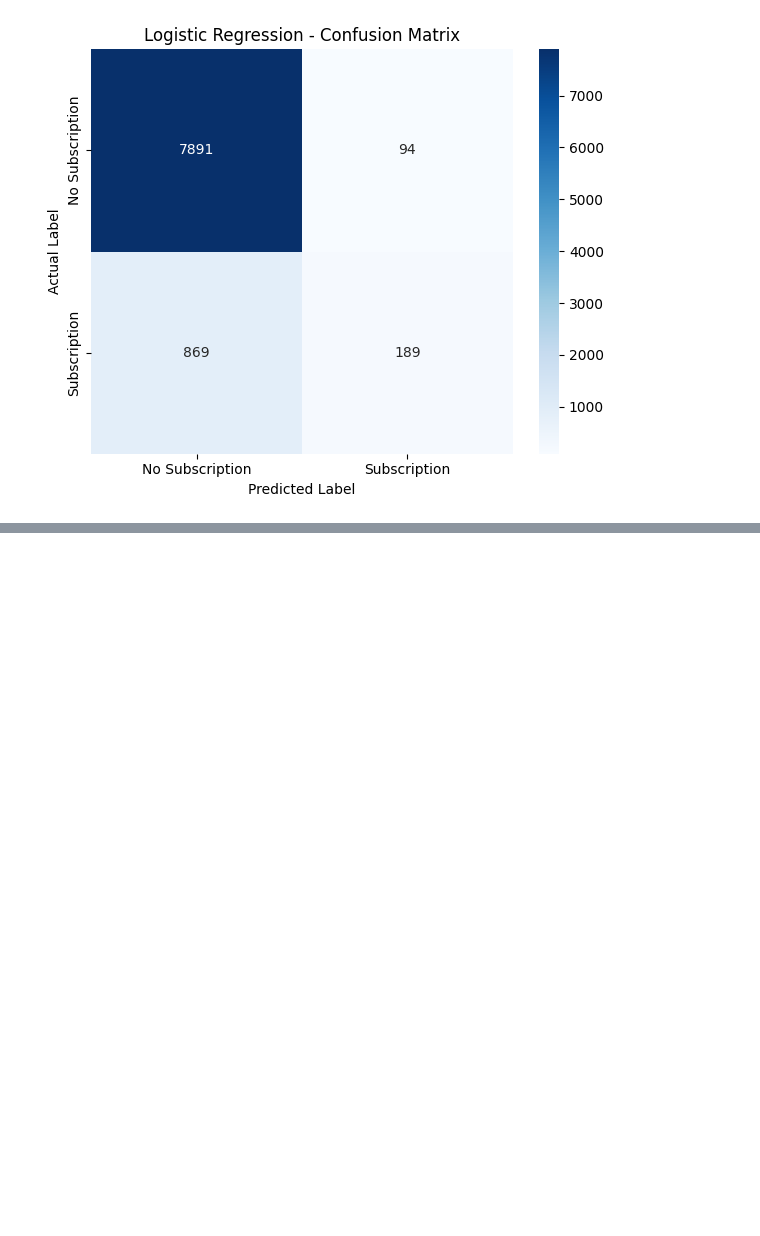
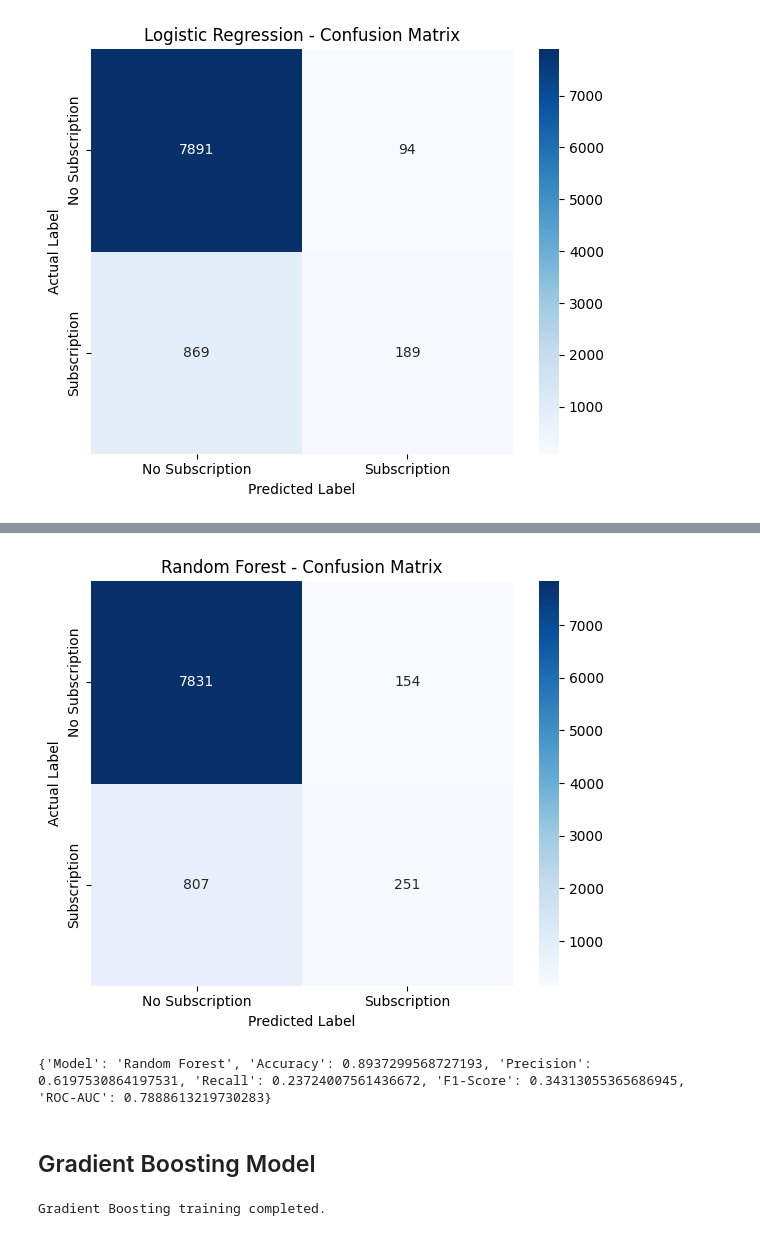
Before and after one commit to junh-cryp/6001CMD-Machine-Learning, a Jupyter notebook: notebooks/03_Model_Development.ipynb, the cells around one changed output, grey strips where cells are left out. Saved outputs shown, nothing was run; the diff lists cells and outputs as text; code cells hidden in the pictures; blank space fills up the shorter version.

Commit message:
feat: add 03 Model Development notebook for model training, evaluation, and hyperparameter optimization

```diff
--- a/notebooks/03_Model_Development.ipynb
+++ b/notebooks/03_Model_Development.ipynb
@@ -182,0 +199,14 @@ plt.show()
+# %%
+# Create Random Forest baseline pipeline
+rf_model = Pipeline(steps=[
+    ("preprocessor", preprocessor_rf),
+    ("classifier", RandomForestClassifier(
+        random_state=42,
+        n_jobs=-1
+    ))
+])
+# %%
+# Train Random Forest
+rf_model.fit(X_train, y_train)
+
+print("Random Forest training completed.")
@@ -182,0 +215,6 @@ plt.show()
+# %%
+# Predict target classes
+y_pred_rf = rf_model.predict(X_test)
+
+# Predict subscription probabilities
+y_prob_rf = rf_model.predict_proba(X_test)[:, 1]
@@ -182,0 +273,38 @@ plt.show()
+# %%
+# Generate confusion matrix
+cm_rf = confusion_matrix(y_test, y_pred_rf)
+
+plt.figure(figsize=(6, 5))
+
+sns.heatmap(
+    cm_rf,
+    annot=True,
+    fmt="d",
+    cmap="Blues",
+    xticklabels=["No Subscription", "Subscription"],
+    yticklabels=["No Subscription", "Subscription"]
+)
+
+plt.title("Random Forest - Confusion Matrix")
+plt.xlabel("Predicted Label")
+plt.ylabel("Actual Label")
+plt.tight_layout()
+plt.show()
+# %% [output]
+[figure, added]
+# %%
+# Store Random Forest baseline results
+rf_results = {
+    "Model": "Random Forest",
+    "Accuracy": rf_accuracy,
+    "Precision": rf_precision,
+    "Recall": rf_recall,
+    "F1-Score": rf_f1,
+    "ROC-AUC": rf_roc_auc
+}
+
+print(rf_results)
+# %% [output]
+{'Model': 'Random Forest', 'Accuracy': 0.8937299568727193, 'Precision': 0.6197530864197531, 'Recall': 0.23724007561436672, 'F1-Score': 0.34313055365686945, 'ROC-AUC': 0.7888613219730283}
+# %% [markdown]
+## Gradient Boosting Model
@@ -182,0 +319,7 @@ plt.show()
+# %%
+# Train Gradient Boosting
+gb_model.fit(X_train, y_train)
+
+print("Gradient Boosting training completed.")
+# %% [output]
+Gradient Boosting training completed.
```
Also changed, not shown: parts of 39 cells of this notebook.
